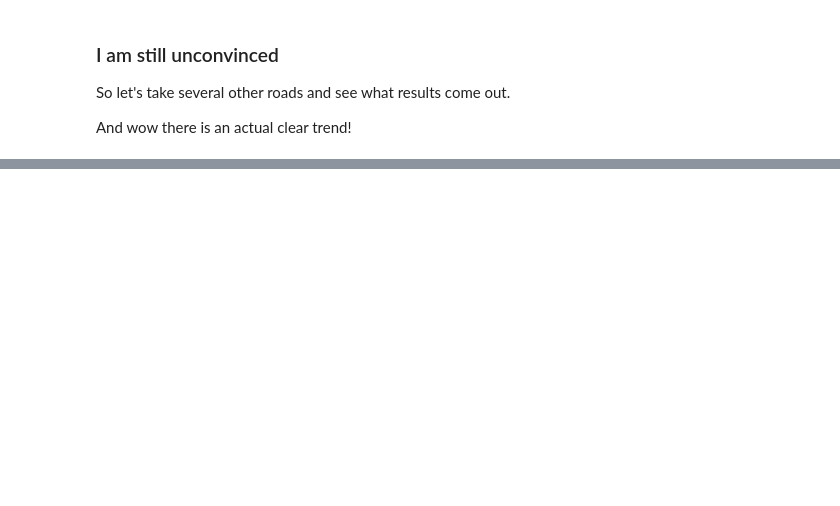
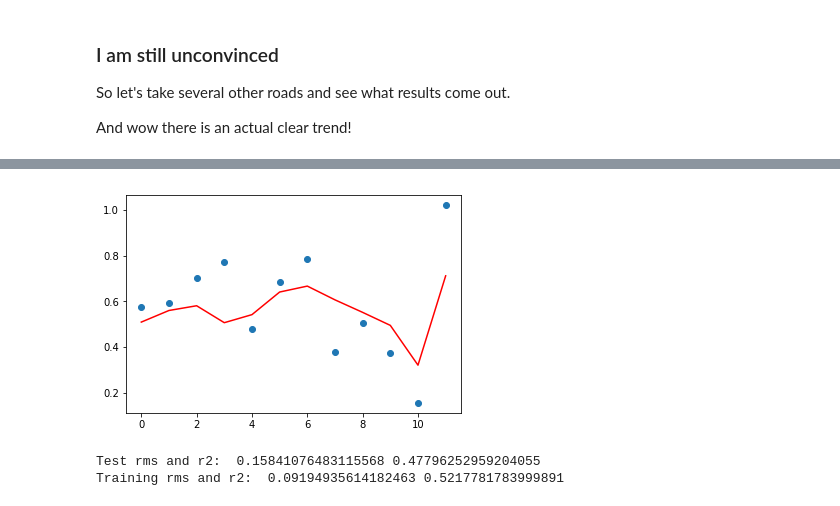
Before and after one commit to K-Winkles/EDSA-Traffic-Analysis-and-Visualization, a Jupyter notebook: April29_to_May6/Data_Analysis.ipynb, the cells around one changed output, grey strips where cells are left out. Saved outputs shown, nothing was run; the diff lists cells and outputs as text; code cells hidden in the pictures; blank space fills up the shorter version.

```diff
--- a/April29_to_May6/Data_Analysis.ipynb
+++ b/April29_to_May6/Data_Analysis.ipynb
@@ -314,0 +427,18 @@ IndexError: list assignment index out of range
+# %%
+x = range(0,12)
+x = np.array(x)
+
+plt.plot(x, PM_test_south, 'o')
+plt.plot(x, model, 'r-')
+plt.savefig("Validation_Southbound_Afternoon.png")
+plt.show()
+
+test_rms = (sqrt(mean_squared_error(PM_test_south, model)))
+test_r2 = (r2_score(PM_test_south, model))
+
+print("Test rms and r2: ", test_rms, test_r2)
+print("Training rms and r2: ", model_rms, model_r2)
+# %% [output]
+[figure, added]
+Test rms and r2:  0.15841076483115568 0.47796252959204055
+Training rms and r2:  0.09194935614182463 0.5217781783999891
```
Also changed, not shown: parts of 20 cells of this notebook, 7 other files.
